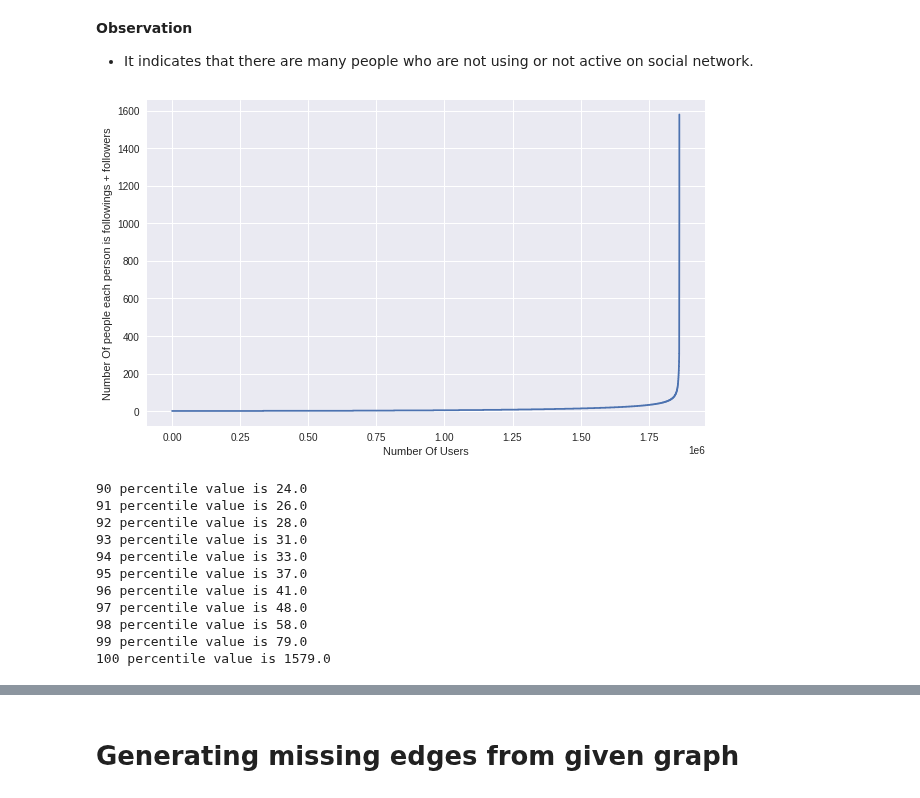
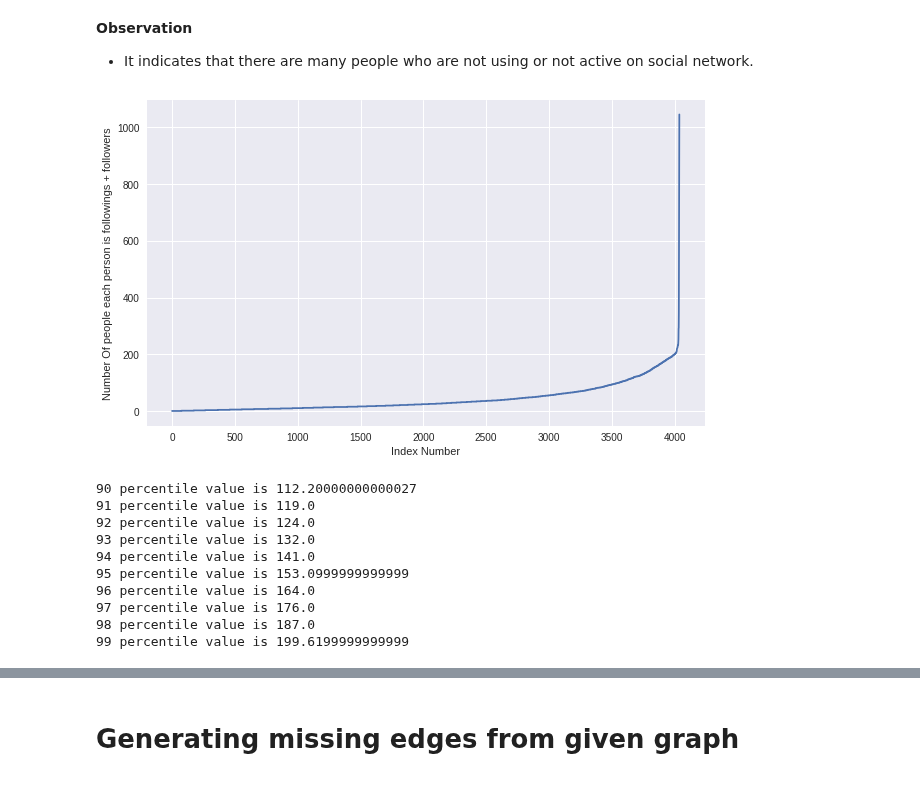
Before and after one commit to JayantGoel001/GraphsAndSocialNetworkAnalytics, a Jupyter notebook: Project/Link_Prediction_on_Facebook_Recruiting_Dataset.ipynb, the cells around one changed output, grey strips where cells are left out. Cells and saved outputs as stored; diff of their text form; code cells hidden in the pictures.

```diff
--- a/Project/Link_Prediction_on_Facebook_Recruiting_Dataset.ipynb
+++ b/Project/Link_Prediction_on_Facebook_Recruiting_Dataset.ipynb
@@ -34,6 +33,6 @@ import pickle
 import os
 # %%
-df_train=pd.read_csv('train.csv')
+df_train=pd.read_csv('Facebook.csv')
 df_train.head()
 # %% [output]
 |  | source_node | destination_node |
@@ -80,5 +58,3 @@ pickle.dump(G,open('Graph.pkl','wb+'))
-# %%
-G = pickle.load(open('Graph.pkl',"rb+"))
 # %% [markdown]
 ### Basic Information of graph.
 # %%
@@ -213,28 +189,27 @@ in_out_degree = np.array(list(d.values()))
 # %%
 in_out_degree_sort = sorted(in_out_degree)
 plt.figure(figsize=(10,6))
 plt.plot(in_out_degree_sort)
-plt.xlabel('Number Of Users')
+plt.xlabel('Index Number')
 plt.ylabel('Number Of people each person is followings + followers')
 plt.show()
 # %% [output]
-[figure, old version]
+[figure, new version]
 # %%
-# 90-100 percentile
-for i in range(0,11):
+# 90-99 percentile
+for i in range(0,10):
     print(90+i,'percentile value is',np.percentile(in_out_degree_sort,90+i))
 # %% [output]
-90 percentile value is 24.0
-91 percentile value is 26.0
-92 percentile value is 28.0
-93 percentile value is 31.0
-94 percentile value is 33.0
-95 percentile value is 37.0
-96 percentile value is 41.0
-97 percentile value is 48.0
-98 percentile value is 58.0
-99 percentile value is 79.0
-100 percentile value is 1579.0
+90 percentile value is 112.20000000000027
+91 percentile value is 119.0
+92 percentile value is 124.0
+93 percentile value is 132.0
+94 percentile value is 141.0
+95 percentile value is 153.0999999999999
+96 percentile value is 164.0
+97 percentile value is 176.0
+98 percentile value is 187.0
+99 percentile value is 199.6199999999999
 # %%
 # 99-100 percentile
 for i in range(10,110,10):
```
Also changed, not shown: parts of 109 cells of this notebook.
